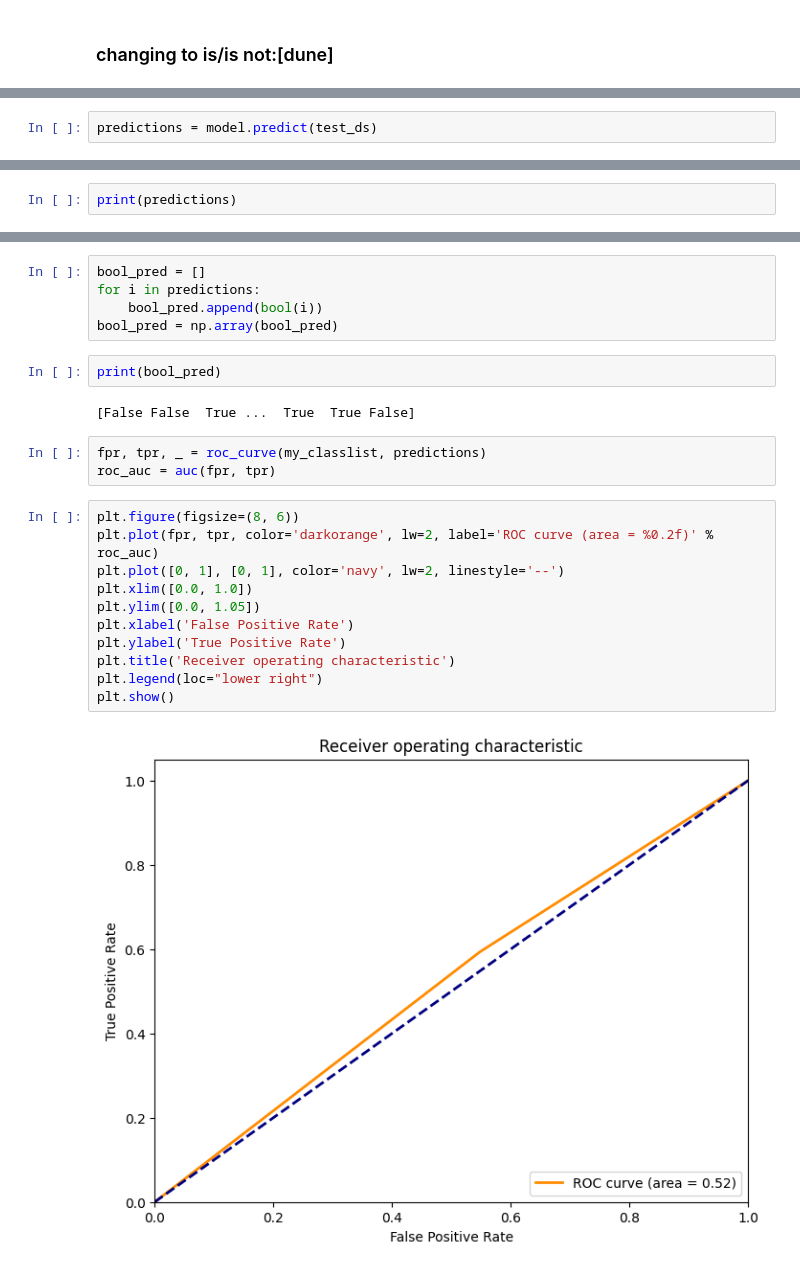
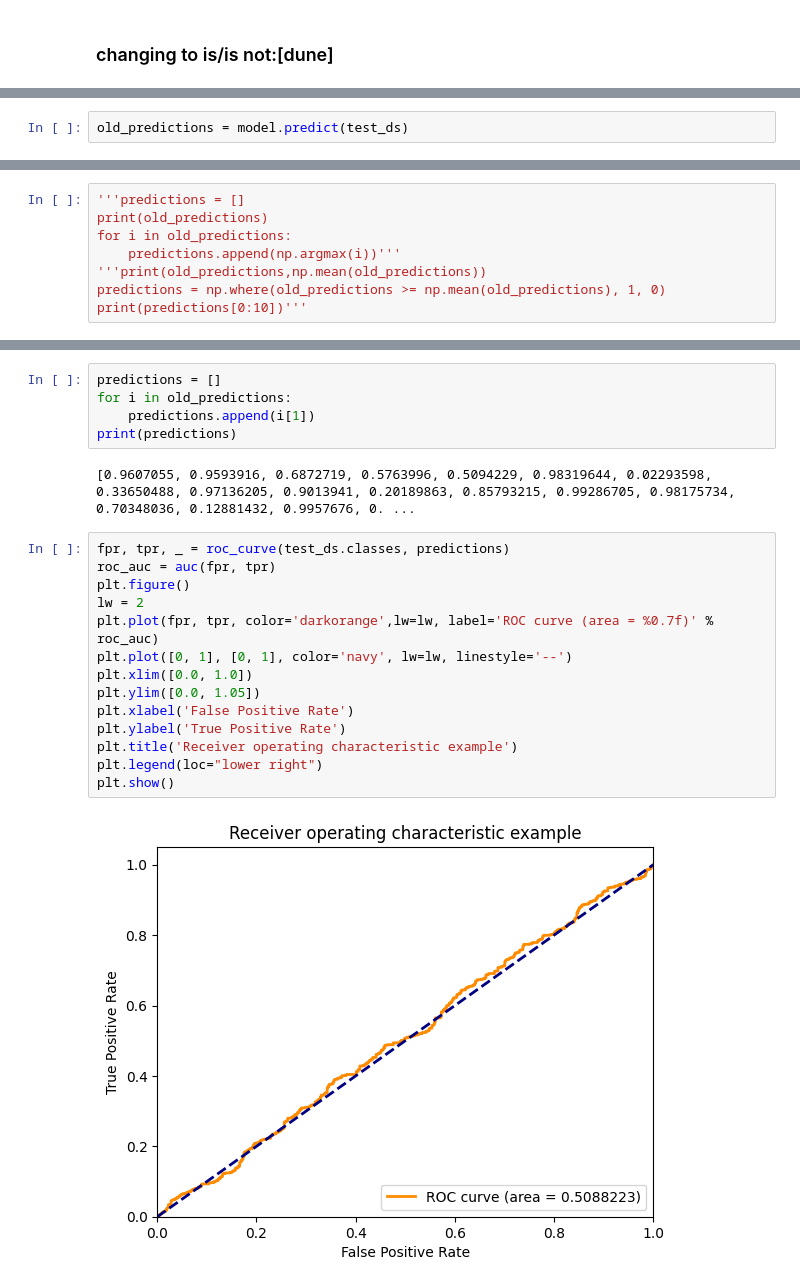
Before and after one commit to Saashiv-Valjee/Practical_Machine_Learning, a Jupyter notebook: ogabogadobado.ipynb, the cells around one changed output, grey strips where cells are left out. Drawn from its saved outputs; the diff is of its cells as text.

```diff
--- a/ogabogadobado.ipynb
+++ b/ogabogadobado.ipynb
@@ -538,3 +547,3 @@ Display the evolution of the loss as a function of the training epoch
 # %%
-predictions = model.predict(test_ds)
+old_predictions = model.predict(test_ds)
 # %% [output]
@@ -542,3 +551,9 @@ predictions = model.predict(test_ds)
 # %%
-print(predictions)
+'''predictions = []
+print(old_predictions)
+for i in old_predictions:
+    predictions.append(np.argmax(i))'''
+'''print(old_predictions,np.mean(old_predictions))
+predictions = np.where(old_predictions >= np.mean(old_predictions), 1, 0)
+print(predictions[0:10])'''
 # %% [output]
@@ -636,25 +574,23 @@ my_classlist = test_df['class'].to_numpy()
-# %%
-bool_pred = []
-for i in predictions:
-    bool_pred.append(bool(i))
-bool_pred = np.array(bool_pred)
-# %%
-print(bool_pred)
-# %% [output]
-[False False  True ...  True  True False]
-# %%
-fpr, tpr, _ = roc_curve(my_classlist, predictions)
-roc_auc = auc(fpr, tpr)
-# %%
-plt.figure(figsize=(8, 6))
-plt.plot(fpr, tpr, color='darkorange', lw=2, label='ROC curve (area = %0.2f)' % roc_auc)
-plt.plot([0, 1], [0, 1], color='navy', lw=2, linestyle='--')
-plt.xlim([0.0, 1.0])
-plt.ylim([0.0, 1.05])
-plt.xlabel('False Positive Rate')
-plt.ylabel('True Positive Rate')
-plt.title('Receiver operating characteristic')
-plt.legend(loc="lower right")
-plt.show()
-# %% [output]
-[figure, removed]
+# %%
+predictions = []
+for i in old_predictions:
+    predictions.append(i[1])
+print(predictions)
+# %% [output]
+[0.9607055, 0.9593916, 0.6872719, 0.5763996, 0.5094229, 0.98319644, 0.02293598, 0.33650488, 0.97136205, 0.9013941, 0.20189863, 0.85793215, 0.99286705, 0.98175734, 0.70348036, 0.12881432, 0.9957676, 0. ...
+# %%
+fpr, tpr, _ = roc_curve(test_ds.classes, predictions)
+roc_auc = auc(fpr, tpr)
+plt.figure()
+lw = 2
+plt.plot(fpr, tpr, color='darkorange',lw=lw, label='ROC curve (area = %0.7f)' % roc_auc)
+plt.plot([0, 1], [0, 1], color='navy', lw=lw, linestyle='--')
+plt.xlim([0.0, 1.0])
+plt.ylim([0.0, 1.05])
+plt.xlabel('False Positive Rate')
+plt.ylabel('True Positive Rate')
+plt.title('Receiver operating characteristic example')
+plt.legend(loc="lower right")
+plt.show()
+# %% [output]
+[figure, added]
```
Also changed, not shown: parts of 28 cells of this notebook.
